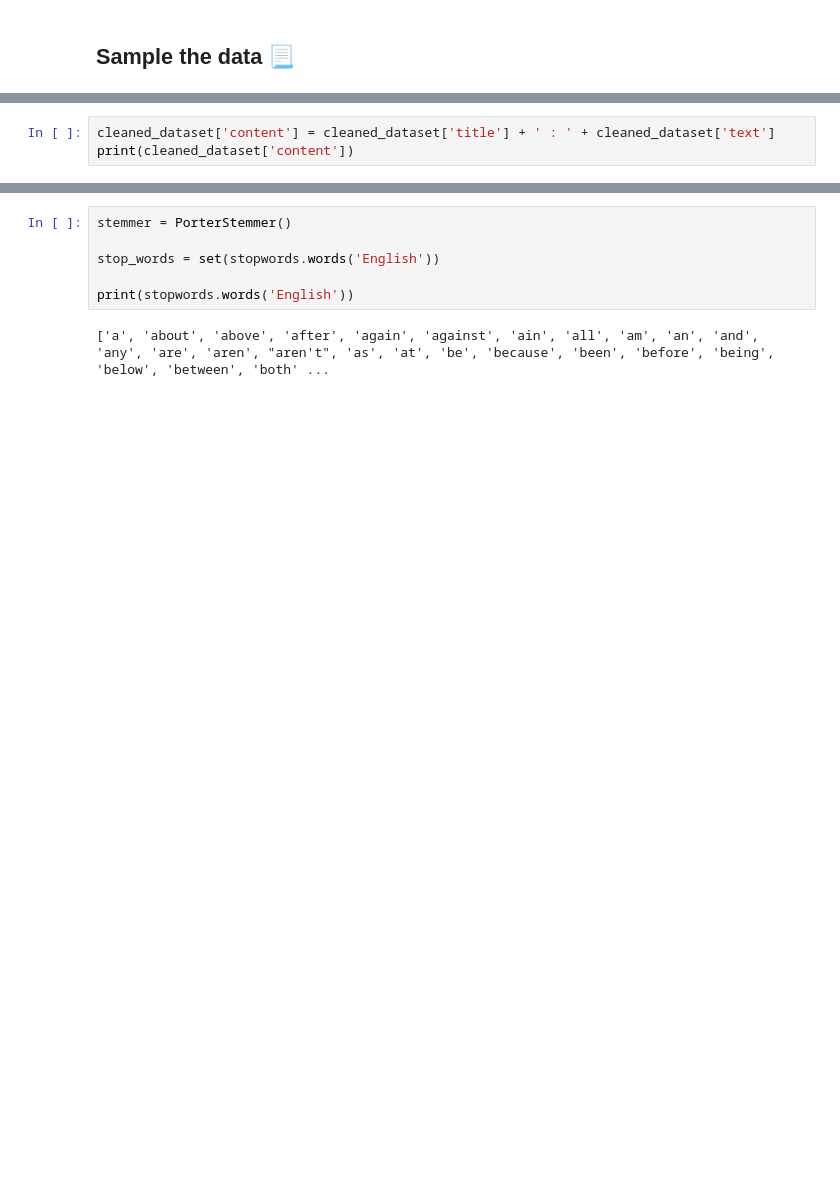
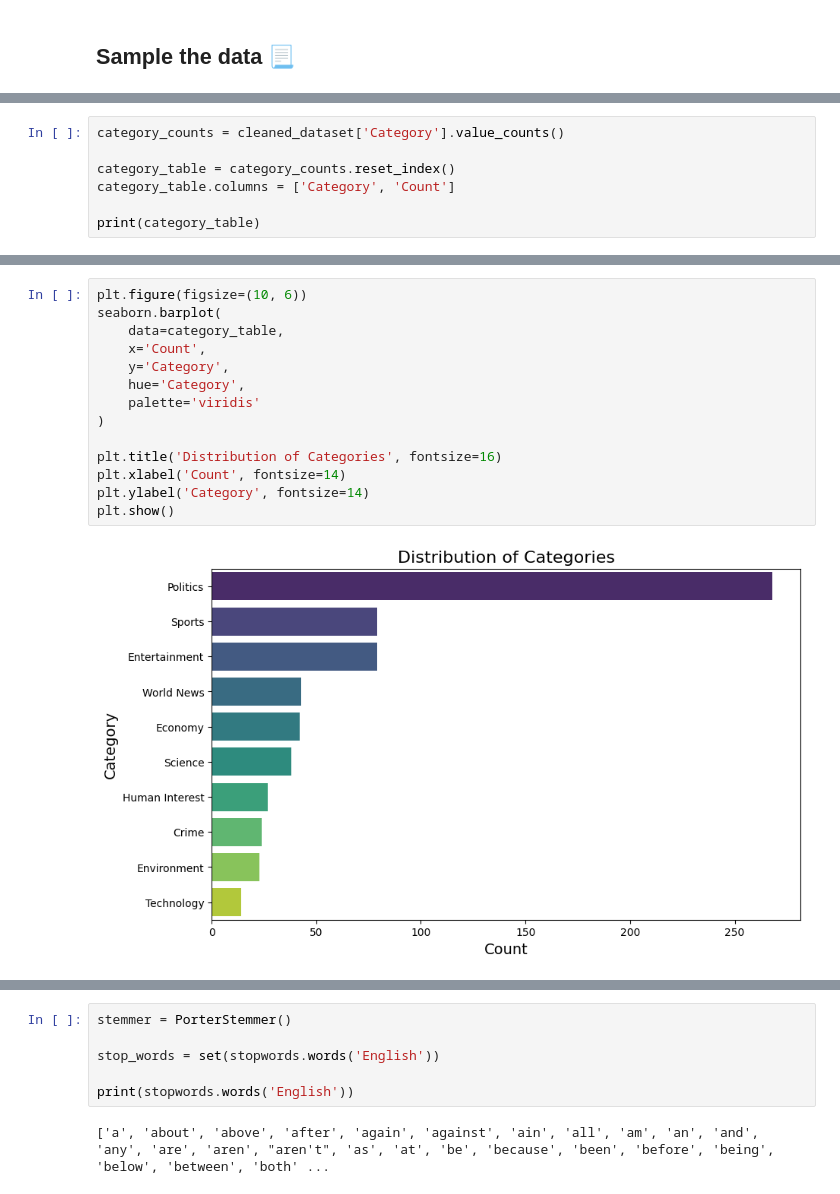
Before and after one commit to ivetkalchev/DeFactify, a Jupyter notebook: defactify.ipynb, the cells around one changed output, grey strips where cells are left out. Drawn from its saved outputs; the diff is of its cells as text; blank space fills up the shorter version.

```diff
--- a/defactify.ipynb
+++ b/defactify.ipynb
@@ -173,3 +186,0 @@ Our main target this iteration is the `title` and `content` of the article, so w
-# %%
-cleaned_dataset['content'] = cleaned_dataset['title'] + ' : ' + cleaned_dataset['text']
-print(cleaned_dataset['content'])
@@ -188,0 +189,7 @@ Name: content, Length: 29984, dtype: object
+# %%
+category_counts = cleaned_dataset['Category'].value_counts()
+
+category_table = category_counts.reset_index()
+category_table.columns = ['Category', 'Count']
+
+print(category_table)
@@ -188,0 +208,16 @@ Name: content, Length: 29984, dtype: object
+# %%
+plt.figure(figsize=(10, 6))
+seaborn.barplot(
+    data=category_table,
+    x='Count',
+    y='Category',
+    hue='Category',
+    palette='viridis'
+)
+
+plt.title('Distribution of Categories', fontsize=16)
+plt.xlabel('Count', fontsize=14)
+plt.ylabel('Category', fontsize=14)
+plt.show()
+# %% [output]
+[figure, added]
```
Also changed, not shown: parts of 71 cells of this notebook, 7 other files.
